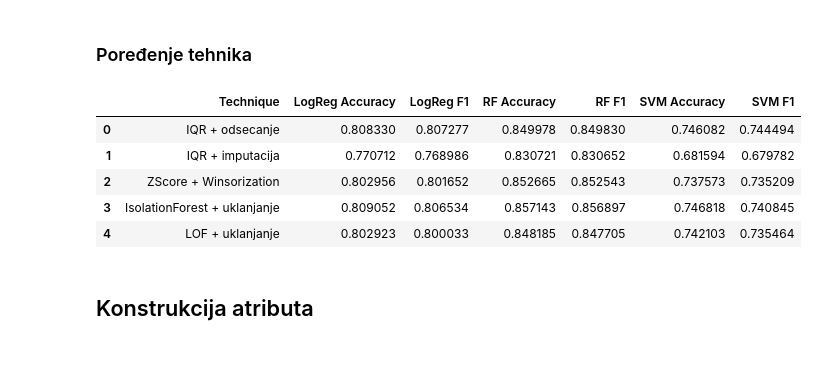
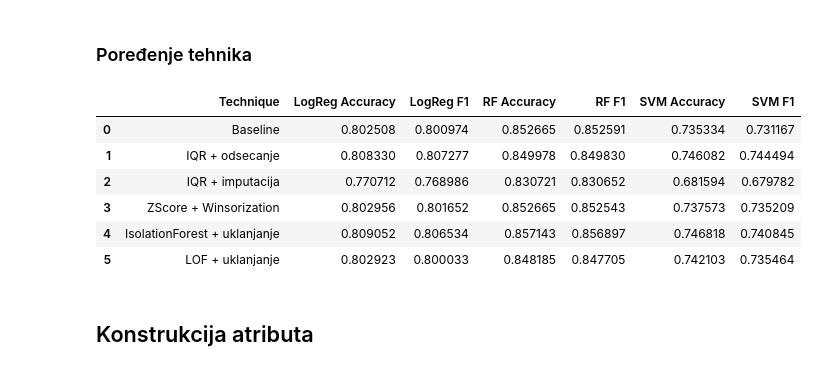
Before and after one commit to paunovicjovan/data-preprocessing-for-ml-1, a Jupyter notebook: Prakticni deo/Transformacija podataka.ipynb, the cells around one changed output. Cells and saved outputs as stored; diff of their text form; code cells hidden in the pictures.

```diff
--- a/Prakticni deo/Transformacija podataka.ipynb
+++ b/Prakticni deo/Transformacija podataka.ipynb
@@ -1407,20 +1408,22 @@ U ovom slučaju, tačnost Random Forest algoritma se smanjila za oko $1\%$, dok
 ### Poređenje tehnika
 # %%
 outlier_methods = [
+    ("Baseline", lr_baseline_metrics, rf_baseline_metrics, svm_baseline_metrics),
     ("IQR + odsecanje", lr_iqr_capped_metrics, rf_iqr_capped_metrics, svm_iqr_capped_metrics),
     ("IQR + imputacija", lr_iqr_impute_metrics, rf_iqr_impute_metrics, svm_iqr_impute_metrics),
     ("ZScore + Winsorization", lr_zscore_winsor_metrics, rf_zscore_winsor_metrics, svm_zscore_winsor_metrics),
     ("IsolationForest + uklanjanje", lr_isoforest_metrics, rf_isoforest_metrics, svm_isoforest_metrics),
     ("LOF + uklanjanje", lr_lof_metrics, rf_lof_metrics, svm_lof_metrics)
 ]
 
 compare_metrics(outlier_methods)
 # %% [output]
 |  | Technique | LogReg Accuracy | LogReg F1 | RF Accuracy | RF F1 | SVM Accuracy | SVM F1 |
-| 0 | IQR + odsecanje | 0.808330 | 0.807277 | 0.849978 | 0.849830 | 0.746082 | 0.744494 |
-| 1 | IQR + imputacija | 0.770712 | 0.768986 | 0.830721 | 0.830652 | 0.681594 | 0.679782 |
-| 2 | ZScore + Winsorization | 0.802956 | 0.801652 | 0.852665 | 0.852543 | 0.737573 | 0.735209 |
-| 3 | IsolationForest + uklanjanje | 0.809052 | 0.806534 | 0.857143 | 0.856897 | 0.746818 | 0.740845 |
-| 4 | LOF + uklanjanje | 0.802923 | 0.800033 | 0.848185 | 0.847705 | 0.742103 | 0.735464 |
+| 0 | Baseline | 0.802508 | 0.800974 | 0.852665 | 0.852591 | 0.735334 | 0.731167 |
+| 1 | IQR + odsecanje | 0.808330 | 0.807277 | 0.849978 | 0.849830 | 0.746082 | 0.744494 |
+| 2 | IQR + imputacija | 0.770712 | 0.768986 | 0.830721 | 0.830652 | 0.681594 | 0.679782 |
+| 3 | ZScore + Winsorization | 0.802956 | 0.801652 | 0.852665 | 0.852543 | 0.737573 | 0.735209 |
+| 4 | IsolationForest + uklanjanje | 0.809052 | 0.806534 | 0.857143 | 0.856897 | 0.746818 | 0.740845 |
+| 5 | LOF + uklanjanje | 0.802923 | 0.800033 | 0.848185 | 0.847705 | 0.742103 | 0.735464 |
 # %% [markdown]
 ## Konstrukcija atributa
```
Also changed, not shown: parts of 13 cells of this notebook, 2 other files.
